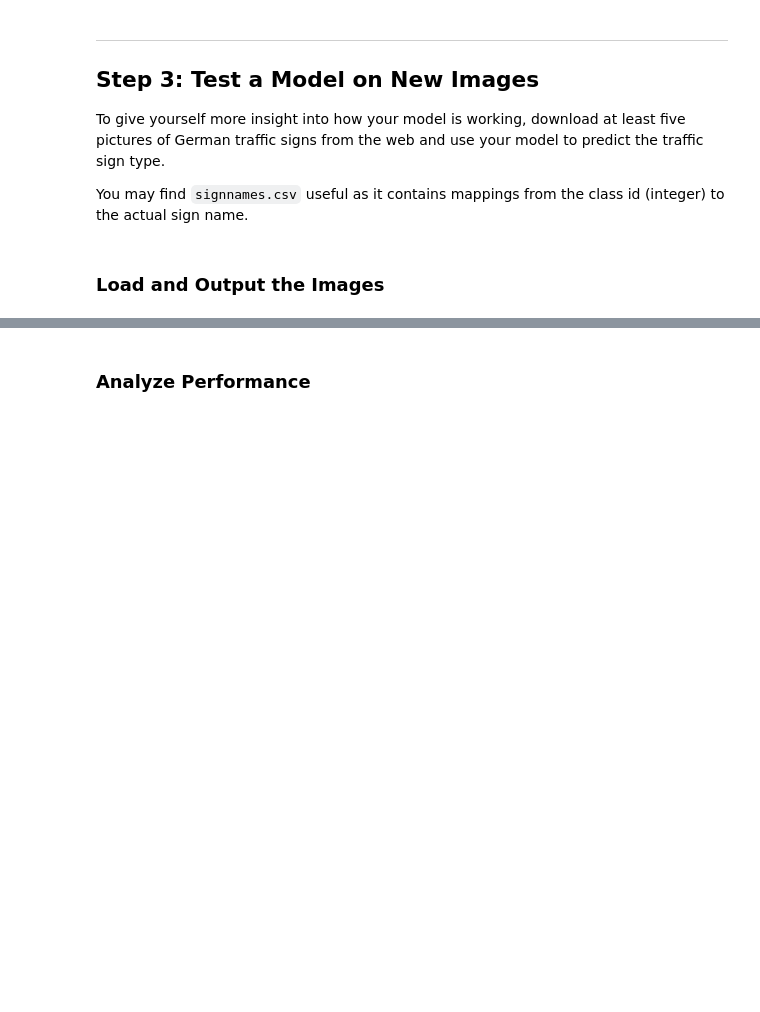
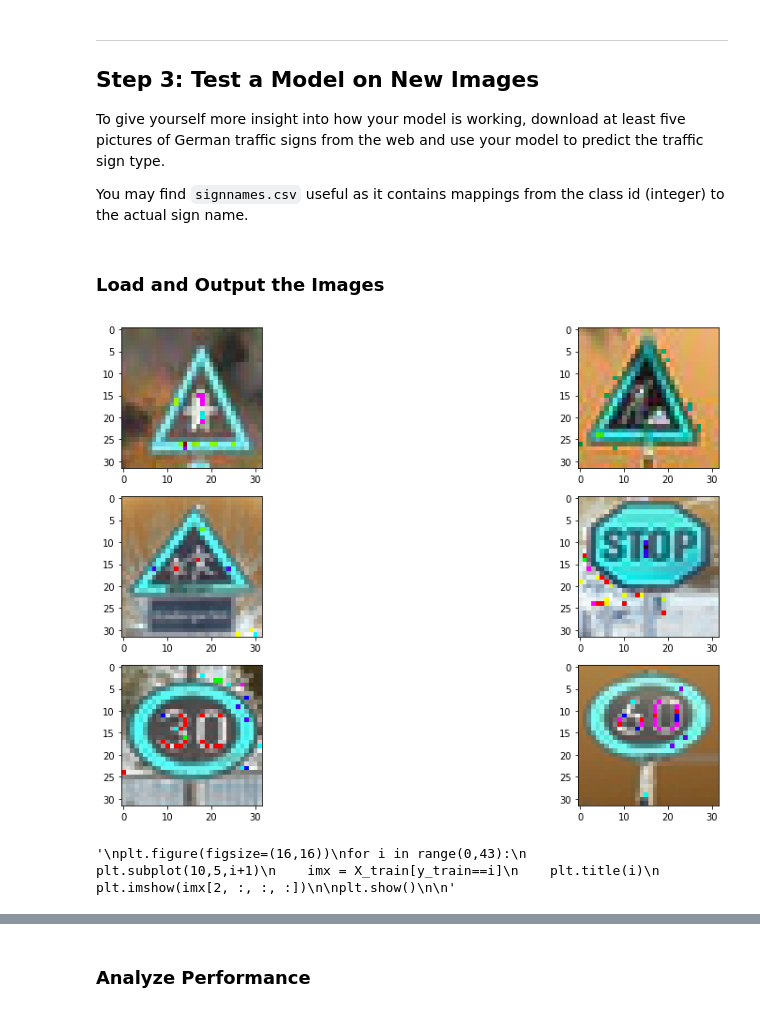
Before and after one commit to deepanshu96/carp2, a Jupyter notebook: tsc2.ipynb, the cells around one changed output, grey strips where cells are left out. Drawn from its saved outputs; the diff is of its cells as text; code cells hidden in the pictures; blank space fills up the shorter version.

```diff
--- a/tsc2.ipynb
+++ b/tsc2.ipynb
@@ -547,7 +547,7 @@ def LeNet(x):
 
 
     # Concat layer2flat and x. Input = 400 + 400. Output = 800
-    x = tf.concat_v2([conv3flat, conv2flat], 1)
+    x = tf.concat([conv3flat, conv2flat], 1)
 
 
     # Dropout
@@ -681,35 +682,37 @@ You may find `signnames.csv` useful as it contains mappings from the class id (i
 # %%
 import matplotlib.pyplot as plt
 import matplotlib.image as mpimg
 import numpy as np
 import tensorflow as tf
 
-Ximage = np.empty(shape = (8,32,32,3))
+Ximage = np.empty(shape = (6,32,32,3))
 for i in range(1,7):
     #print(i)
     t = "ger/ger"+ str(i) +".jpg"
     temp = mpimg.imread(t)
-    Ximage[i,:,:,:] = temp
+    Ximage[i-1,:,:,:] = temp
 
-Ximage[7,:,:,:] = mpimg.imread("ger/ger7.jpeg")
 
 plt.figure(figsize = (16,16))
-for i in range(1,8):
+for i in range(1,7):
     plt.subplot(5,2,i)
-    plt.imshow(Ximage[i,:,:,:])
+    plt.imshow(Ximage[i-1,:,:,:])
 
 plt.show()
 '''
 plt.figure(figsize=(16,16))
 for i in range(0,43):
     plt.subplot(10,5,i+1)
     imx = X_train[y_train==i]
     plt.title(i)
     plt.imshow(imx[2, :, :, :])
 
 plt.show()
 
 '''
+# %% [output]
+[figure, added]
+'\nplt.figure(figsize=(16,16))\nfor i in range(0,43):\n    plt.subplot(10,5,i+1)\n    imx = X_train[y_train==i]\n    plt.title(i)\n    plt.imshow(imx[2, :, :, :])\n\nplt.show()\n\n'
 # %%
 #Grayscale
 
```
Also changed, not shown: parts of 13 cells of this notebook.
